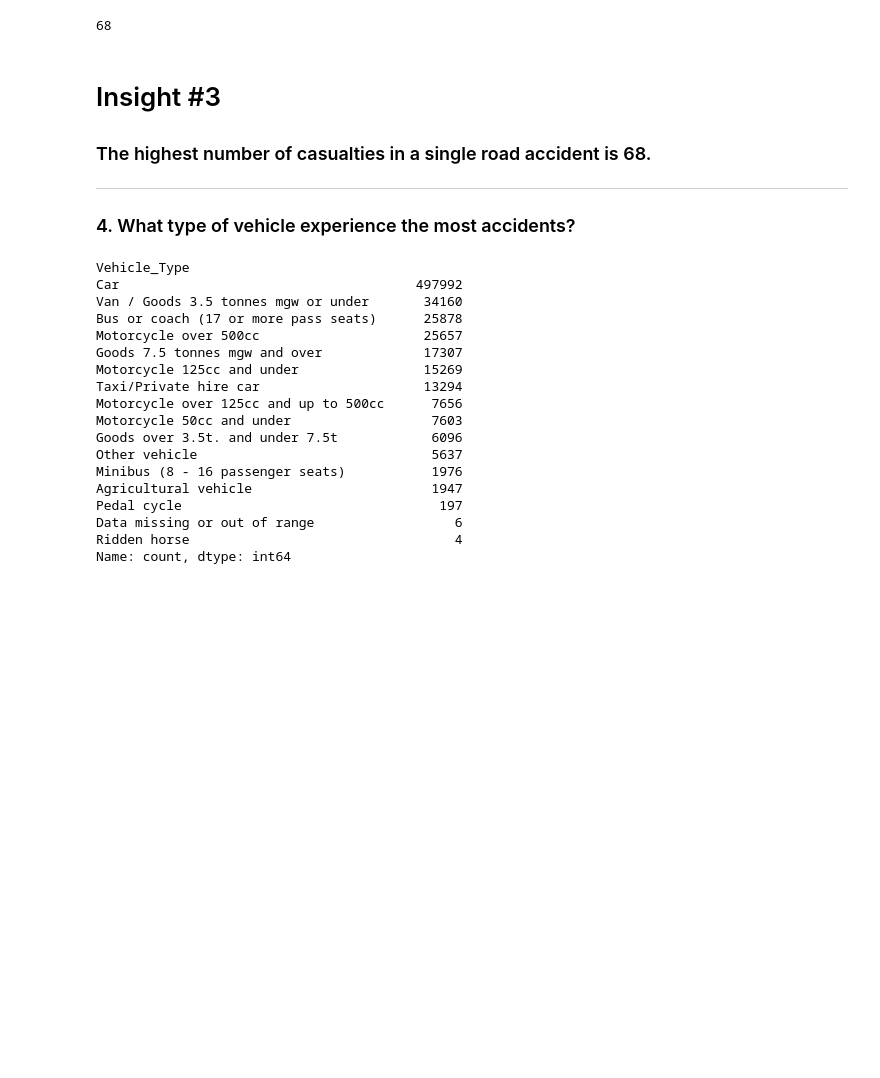
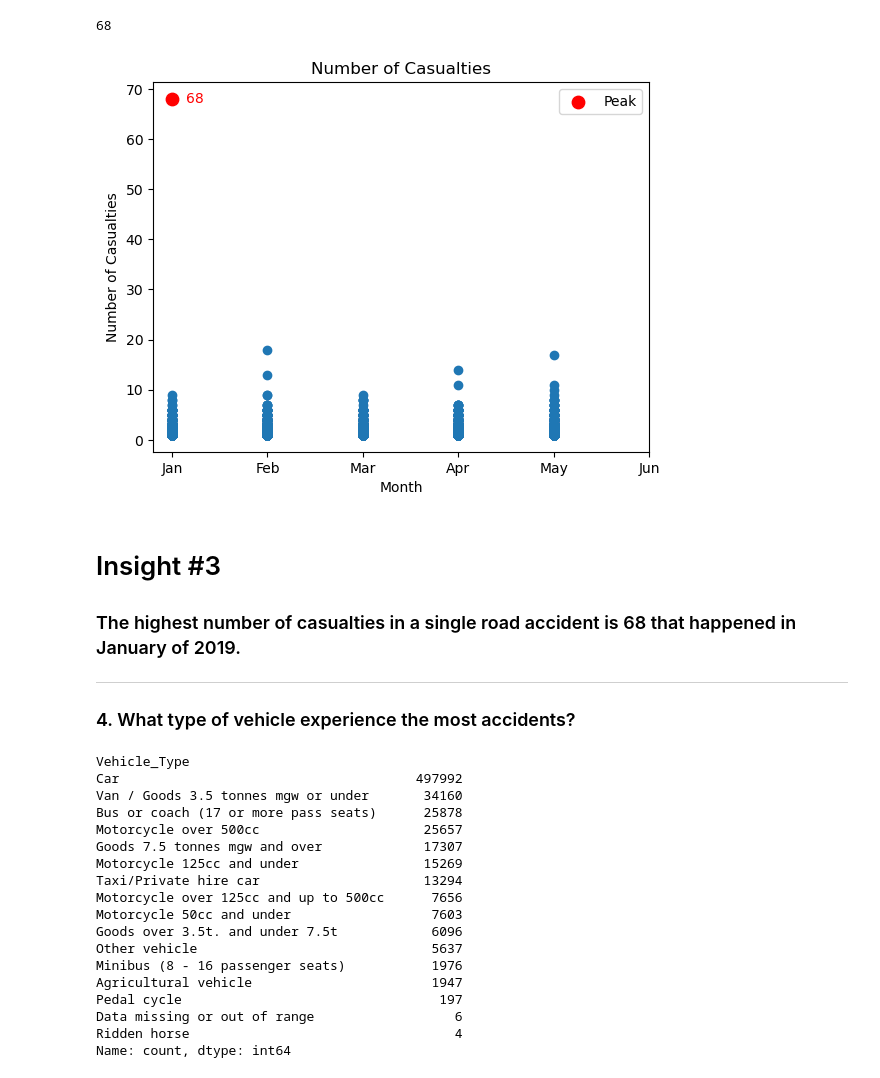
Before and after one commit to oliverliwanag/ELEC303-DATA-ANALYTICS-LIWANAG, a Jupyter notebook: ELEC03-3A/Activity2.ipynb, the cells around one changed output. Saved outputs shown, nothing was run; the diff lists cells and outputs as text; code cells hidden in the pictures; blank space fills up the shorter version.

```diff
--- a/ELEC03-3A/Activity2.ipynb
+++ b/ELEC03-3A/Activity2.ipynb
@@ -208,9 +196,27 @@ max_casualties = road_accidents['Number_of_Casualties'].max()
 max_casualties
 # %% [output]
 68
+# %%
+formax = road_accidents[(road_accidents['Year'] == 2019) & (road_accidents['Month'] < 6)]
+
+max_row = formax[formax['Number_of_Casualties'] == max_casualties].iloc[0]
+max_month = max_row['Month']
+
+plt.scatter(formax['Month'], formax['Number_of_Casualties'])
+plt.scatter(max_month, max_casualties, color="red", s=80, label="Peak")
+plt.annotate(f"{max_casualties}", xy=(max_month, max_casualties), xytext=(10,-3), textcoords="offset points", color="red")
+
+plt.title('Number of Casualties')
+plt.xlabel('Month')
+plt.ylabel('Number of Casualties')
+plt.xticks(range(1,7), ["Jan", "Feb", "Mar", "Apr", "May", "Jun"])
+plt.legend()
+plt.show()
+# %% [output]
+[figure, added]
 # %% [markdown]
 <h1>Insight #3</h1>
-<h3>The highest number of casualties in a single road accident is 68.</h3>
+<h3>The highest number of casualties in a single road accident is 68 that happened in January of 2019.</h3>
 <hr>
 <h3>4. What type of vehicle experience the most accidents?
 </h3>
```
Also changed, not shown: parts of 9 cells of this notebook.
